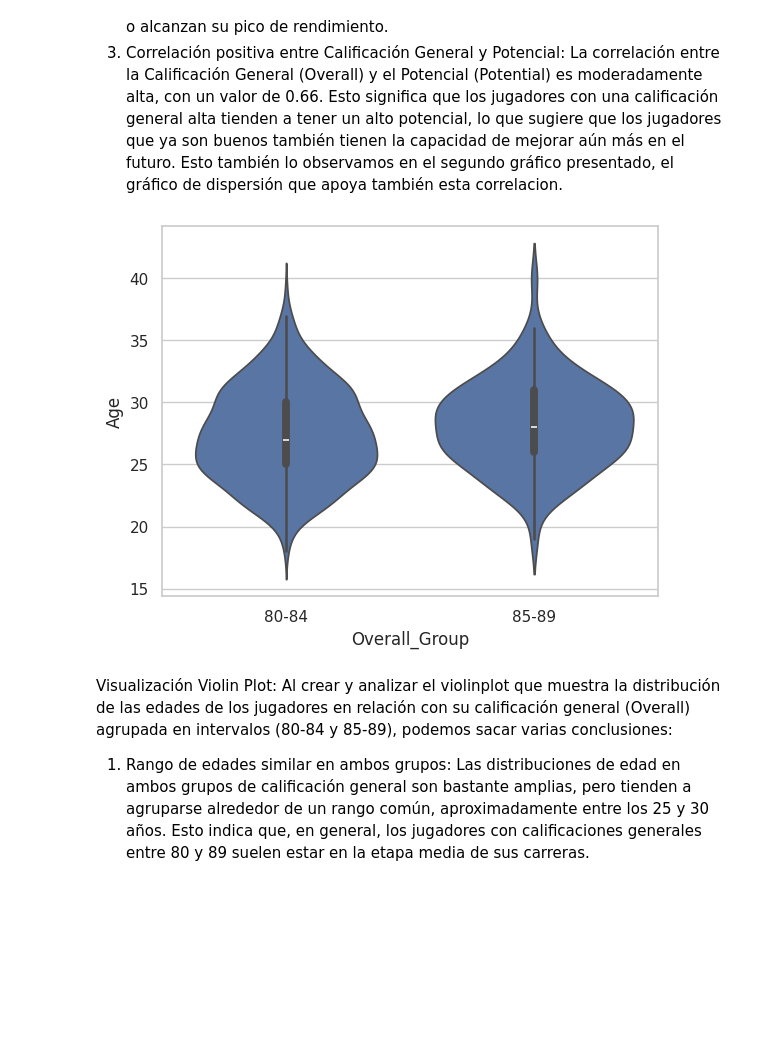
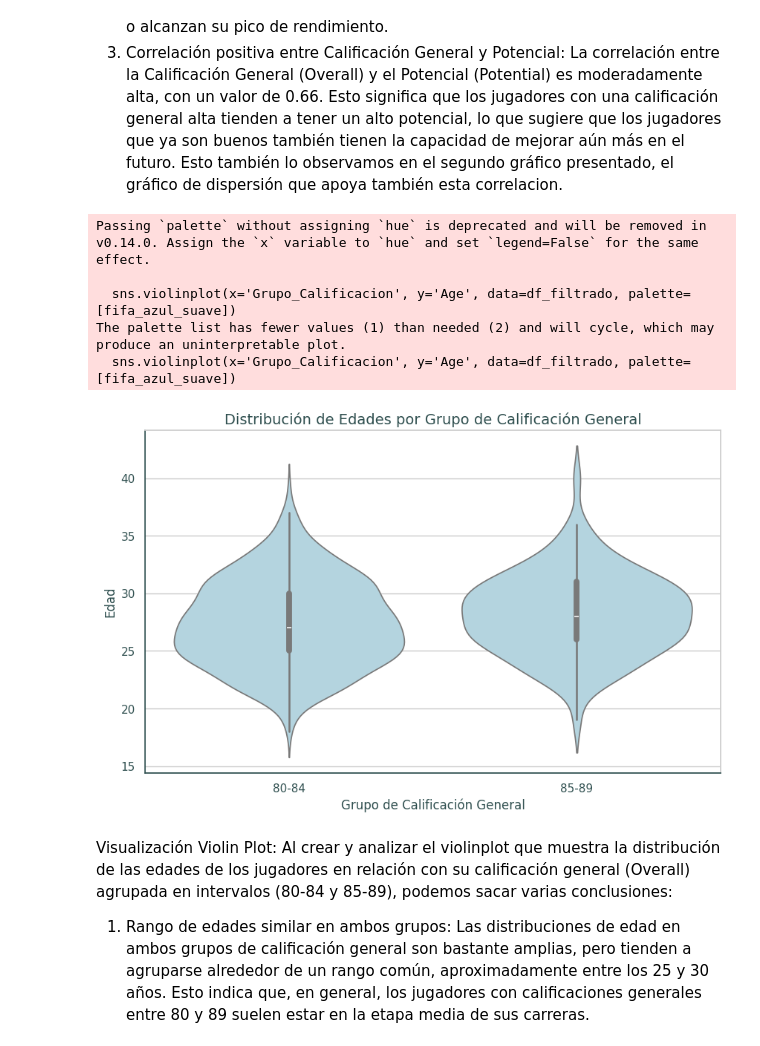
Before and after one commit to merniesgugh/CoderHouse-DS, a Jupyter notebook: Visualización_Mernies.ipynb, the cells around one changed output. Cells and saved outputs as stored; diff of their text form; code cells hidden in the pictures; blank space fills up the shorter version.

```diff
--- a/Visualización_Mernies.ipynb
+++ b/Visualización_Mernies.ipynb
@@ -180,19 +269,47 @@ Hay una correlación negativa (aunque baja) de -0.25 entre la Edad (Age) y el Po
 3. Correlación positiva entre Calificación General y Potencial:
 La correlación entre la Calificación General (Overall) y el Potencial (Potential) es moderadamente alta, con un valor de 0.66. Esto significa que los jugadores con una calificación general alta tienden a tener un alto potencial, lo que sugiere que los jugadores que ya son buenos también tienen la capacidad de mejorar aún más en el futuro. Esto también lo observamos en el segundo gráfico presentado, el gráfico de dispersión que apoya también esta correlacion.
 # %%
+import seaborn as sns
+import matplotlib.pyplot as plt
+import pandas as pd
+
 # Filtrar los datos para jugadores con Overall entre 80 y 90
-df_filtered = df[(df['Overall'] >= 80) & (df['Overall'] <= 90)].copy()  # Copia explícita del DataFrame filtrado
+df_filtrado = df[(df['Overall'] >= 80) & (df['Overall'] <= 90)].copy()  # Copia explícita del DataFrame filtrado
 
 # Crear una nueva columna que agrupe los valores de 'Overall' en intervalos de 5 puntos
-df_filtered['Overall_Group'] = pd.cut(df_filtered['Overall'], bins=[79, 84, 89], labels=['80-84', '85-89'])
+df_filtrado['Grupo_Calificacion'] = pd.cut(df_filtrado['Overall'], bins=[79, 84, 89], labels=['80-84', '85-89'])
 
-# Crear un violinplot simplificado para la distribución de edades en estos grupos de calificación general
-sns.violinplot(x='Overall_Group', y='Age', data=df_filtered)
+# Definir los colores FIFA 19
+fifa_azul_suave = '#ADD8E6'   # Azul claro más suave
+fifa_gris_claro = '#D3D3D3'   # Gris claro para el fondo
+fifa_gris_oscuro = '#2F4F4F'  # Gris oscuro para texto y bordes
 
-# Mostrar el gráfico
+# Crear un violinplot simplificado para la distribución de edades en estos grupos de calificación general con colores FIFA 19
+plt.figure(figsize=(10, 6))
+sns.violinplot(x='Grupo_Calificacion', y='Age', data=df_filtrado, palette=[fifa_azul_suave])
+
+# Personalizar el gráfico
+plt.title('Distribución de Edades por Grupo de Calificación General', color=fifa_gris_oscuro, fontsize=14)
+plt.xlabel('Grupo de Calificación General', color=fifa_gris_oscuro, fontsize=12)
+plt.ylabel('Edad', color=fifa_gris_oscuro, fontsize=12)
+
+# Cambiar el color de los ejes
+plt.gca().spines['bottom'].set_color(fifa_gris_oscuro)
+plt.gca().spines['left'].set_color(fifa_gris_oscuro)
+plt.gca().tick_params(axis='x', colors=fifa_gris_oscuro)
+plt.gca().tick_params(axis='y', colors=fifa_gris_oscuro)
+
+# Mantener el fondo blanco
+plt.gca().set_facecolor('white')
+
 plt.show()
 # %% [output]
+Passing `palette` without assigning `hue` is deprecated and will be removed in v0.14.0. Assign the `x` variable to `hue` and set `legend=False` for the same effect.
+
+  sns.violinplot(x='Grupo_Calificacion', y='Age', data=df_filtrado, palette=[fifa_azul_suave])
+The palette list has fewer values (1) than needed (2) and will cycle, which may produce an uninterpretable plot.
+  sns.violinplot(x='Grupo_Calificacion', y='Age', data=df_filtrado, palette=[fifa_azul_suave])
-[figure, old version]
+[figure, new version]
 # %% [markdown]
 Visualización Violin Plot:
 Al crear y analizar el violinplot que muestra la distribución de las edades de los jugadores en relación con su calificación general (Overall) agrupada en intervalos (80-84 y 85-89), podemos sacar varias conclusiones:
```
Also changed, not shown: parts of 7 cells of this notebook.
